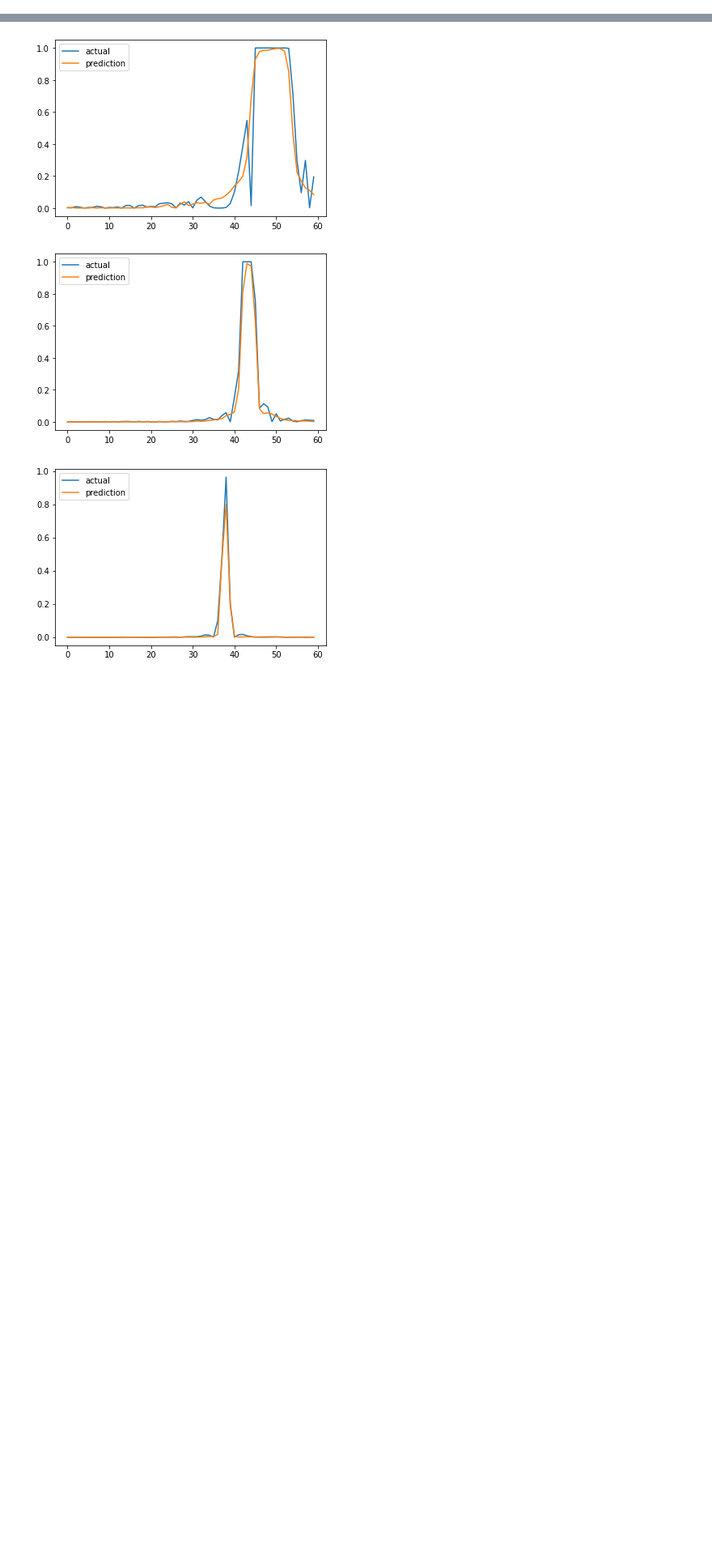
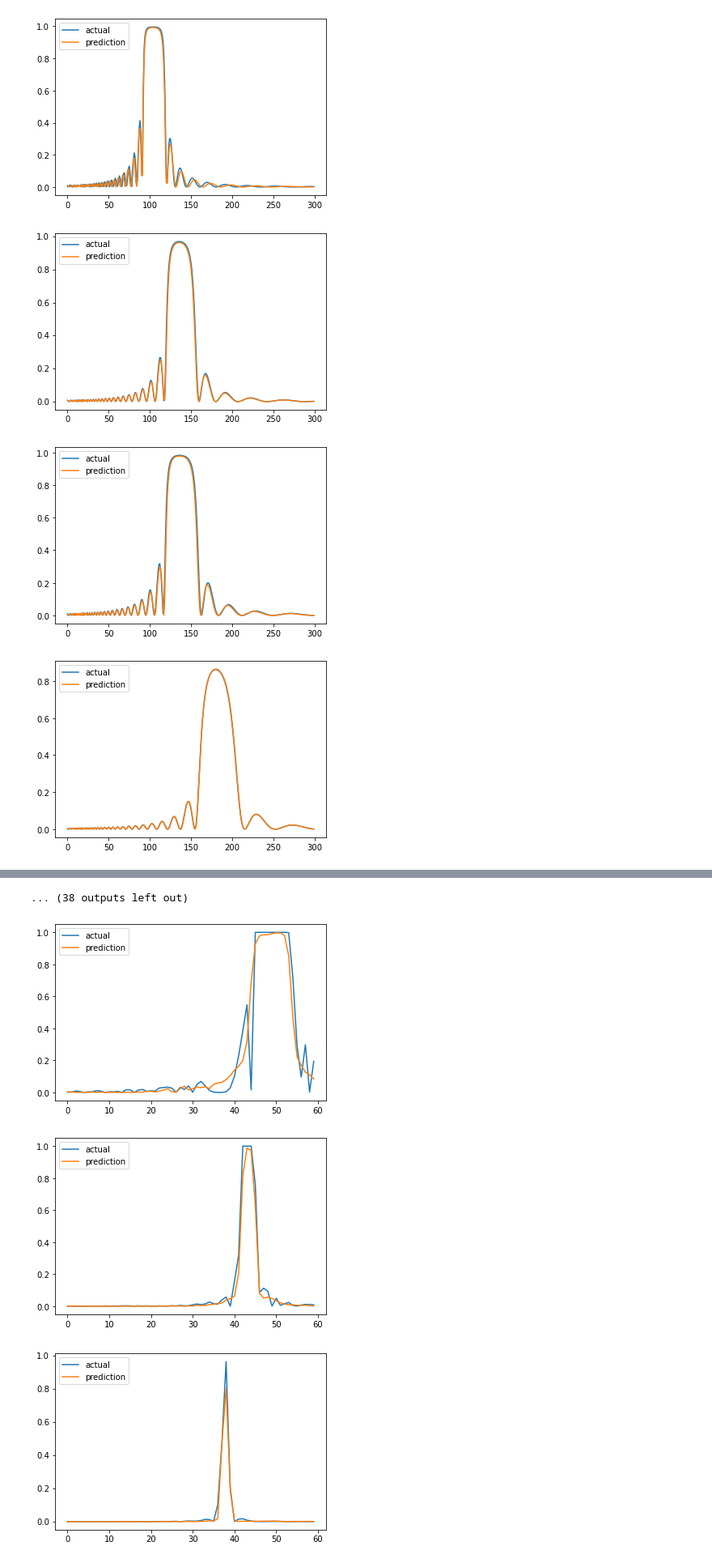
Before and after one commit to vishal-vardhan/DS1, a Jupyter notebook: test.ipynb, the cells around one changed output, grey strips where cells are left out. Shown at 81% size. Cells and saved outputs as stored; diff of their text form; code cells hidden in the pictures; blank space fills up the shorter version.

Commit message:
added higher sampling rate and code for tandem training and testing

```diff
--- a/test.ipynb
+++ b/test.ipynb
@@ -51,7 +53,7 @@ def reflected_samples(neta:float, delta:float, N:float, pitch:float, x0:float):
     delta = DELTA_RANGE[0]+(DELTA_RANGE[1]-DELTA_RANGE[0])*delta
     N = N_RANGE[0]+(N_RANGE[1]-N_RANGE[0])*N
     pitch = PITCH_RANGE[0]+(PITCH_RANGE[1]-PITCH_RANGE[0])*pitch
-    x0 = LAMBDA_RANGE[0]+(LAMBDA_RANGE[1]-LAMBDA_RANGE[0])*x0
+    x0 = LAMBDA_MAX_RANGE[0]+(LAMBDA_MAX_RANGE[1]-LAMBDA_MAX_RANGE[0])*x0
 
     for _ in range(SAMPLE_SIZE):
         Y.append(P(neta, delta, N, pitch, x, x0))
@@ -59,6 +61,6 @@ def reflected_samples(neta:float, delta:float, N:float, pitch:float, x0:float):
 
     return np.array(Y)
 # %%
-bwd = keras.models.load_model('bwd_64x64x64x32x5_adam_50epochs_51%_300000samples')
+bwd = keras.models.load_model('bwd_64x64x64x32_50epochs_4e-4_adam_200000')
 bwd.trainable = False
 # %% [output]
@@ -85,7 +99,8 @@ Non-trainable params: 15,365
 _________________________________________________________________
 # %%
-with np.load('data_60_samples300000.npz') as data:
-    _, x_test, _, y_test = train_test_split(data['X'], data['Y'], test_size=0.1, shuffle=True)
+with np.load('data_300_samples200000.npz') as data:
+    x_test = data['Xtest']
+    y_test = data['Ytest']
 # %%
 x_pred = bwd.predict(y_test)
 # %%
@@ -99,10 +114,3 @@ shape of y_test: (30000, 60)
 # %%
 actual = [reflected_samples(x[0], x[1], x[2], x[3], x[4]) for x in x_test]
 predicted = [reflected_samples(x[0], x[1], x[2], x[3], x[4]) for x in x_pred]
-# %%
-for i in range(100):
-    fig, ax = plt.subplots()
-    ax.plot(actual[i])
-    ax.plot(predicted[i])
-
-    ax.legend(['actual', 'prediction'], loc='upper left')
@@ -122,0 +117,15 @@ for i in range(100):
+# %%
+random_samples = [random.randint(0, len(predicted)-1) for _ in range(50)]
+for i in random_samples:
+    fig, ax = plt.subplots()
+    x = x_test[i]
+    ax.plot(reflected_samples(x[0], x[1], x[2], x[3], x[4]))
+    x = x_pred[i]
+    ax.plot(reflected_samples(x[0], x[1], x[2], x[3], x[4]))
+
+    ax.legend(['actual', 'prediction'], loc='upper left')
+# %% [output]
+[figure, added]
+[figure, added]
+[figure, added]
+[figure, added]
@@ -123,3 +140,4 @@ for i in range(100):
+... (38 outputs left out)
 # %%
 # test for fwd model
 fwd = keras.models.load_model('fwd_64x64x64x64x60_50epochs300000samples_56%_adam')
```
Also changed, not shown: parts of 7 cells of this notebook, 10 other files.
